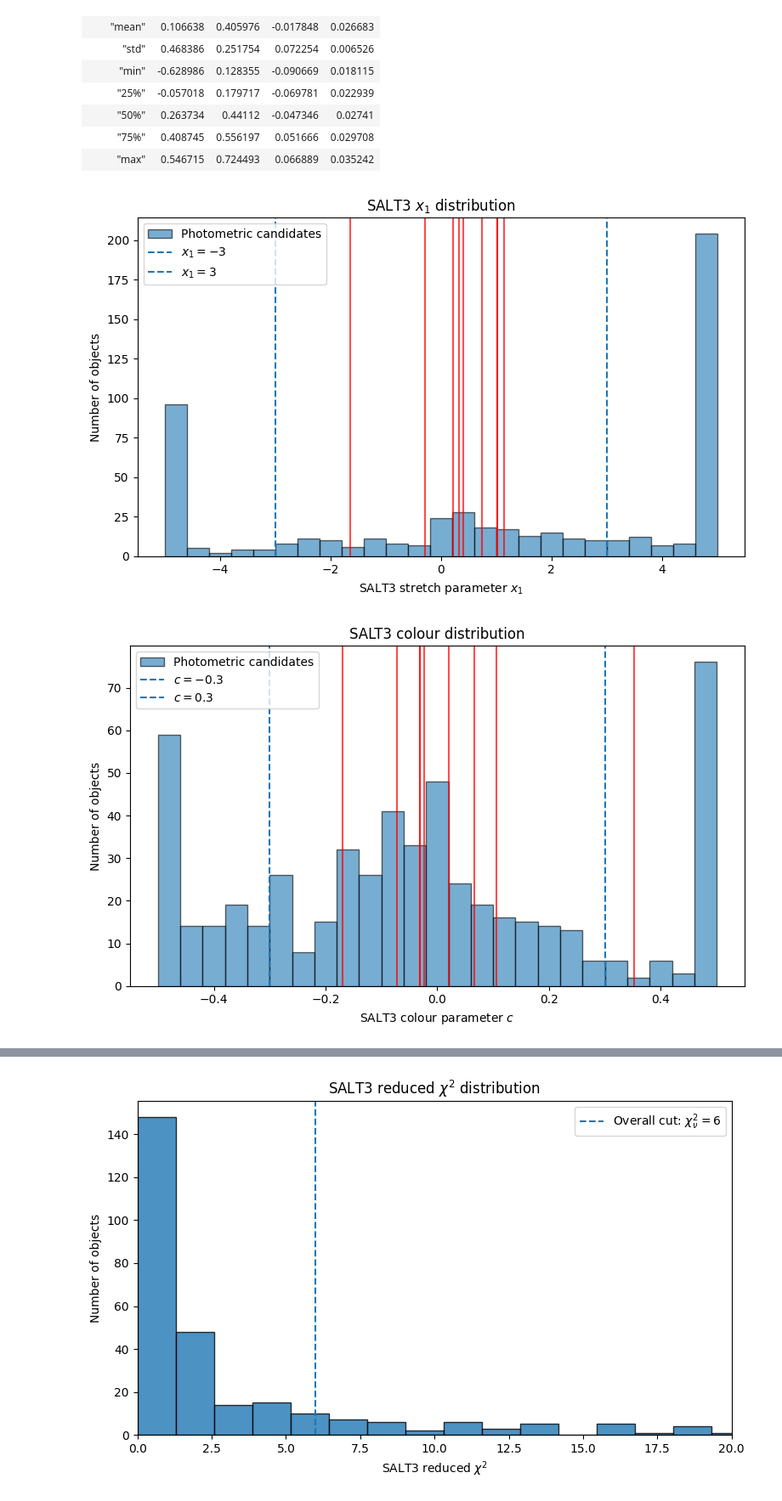
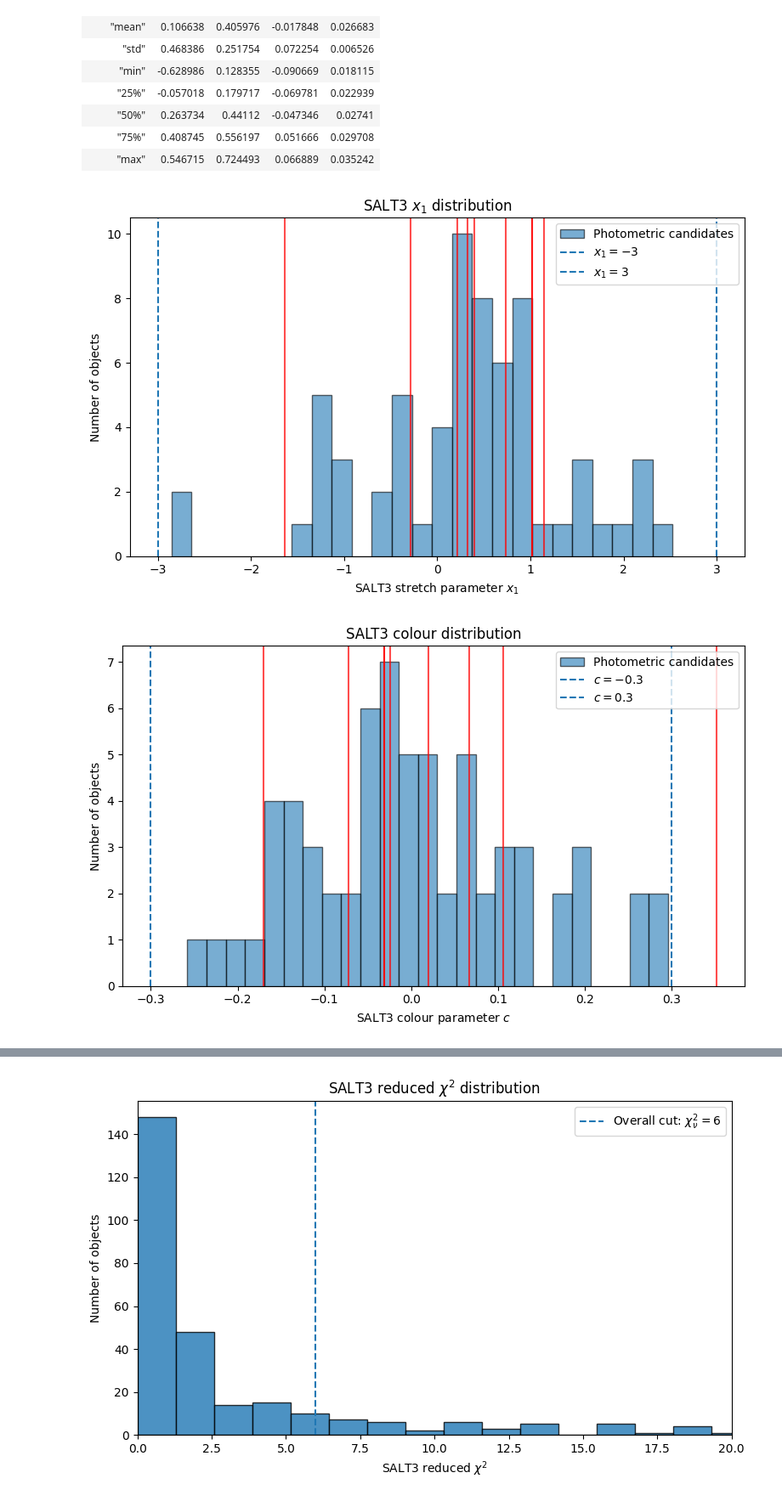
Before and after one commit to Webd0g/Honours_Project, a Jupyter notebook: notebooks/draft_scripts_and_small_scripts.ipynb, the cells around one changed output, grey strips where cells are left out. Shown at 85% size. Drawn from its saved outputs; the diff is of its cells as text; code cells hidden in the pictures.

```diff
--- a/notebooks/draft_scripts_and_small_scripts.ipynb
+++ b/notebooks/draft_scripts_and_small_scripts.ipynb
@@ -1746,7 +1934,7 @@ ia_plot_df = ia_results_df.filter(
 ia_x1 = ia_plot_df["x1"].to_numpy()
 ia_c = ia_plot_df["c"].to_numpy()
 
-results_df = pl.read_csv("/home/riley/Documents/University/Honours/Honours_Project/data/salt_fitting/with_hostz_results/salt_fit_values.csv")
+results_df = pl.read_csv("/home/riley/Documents/University/Honours/Honours_Project/data/salt_fitting/with_z_results/colour_stretch_results/pass.csv")
 plot_df = results_df.filter(
     pl.col("x1").is_not_null()
     & pl.col("x1").is_finite()
@@ -1831,32 +2019,32 @@ plt.scatter(
     c,
     color="grey",
     alpha=0.5,
     label="Photometric candidates",
 )
 
 # Spectroscopically confirmed Ia
 plt.scatter(
     ia_x1,
     ia_c,
     color="red",
     alpha=0.9,
     label="Spectroscopic Ia",
     zorder=3,
 )
 
 plt.axvline(-3, linestyle="--")
 plt.axvline(3, linestyle="--")
 
 plt.axhline(-0.3, linestyle="--")
 plt.axhline(0.3, linestyle="--")
 
 plt.xlabel(r"SALT3 stretch parameter $x_1$")
 plt.ylabel(r"SALT3 colour parameter $c$")
 plt.title(r"SALT3 colour-stretch distribution")
 
 plt.legend()
 plt.tight_layout()
 plt.show()
 # %% [output]
-[figure, old version]
+[figure, new version]
-[figure, old version]
+[figure, new version]
```
Also changed, not shown: parts of 2 cells of this notebook, 3 other files.
